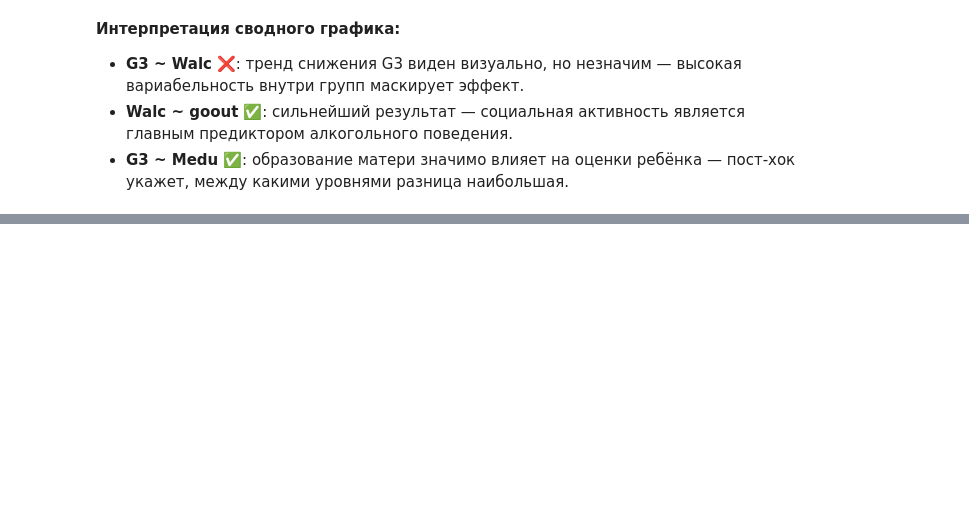
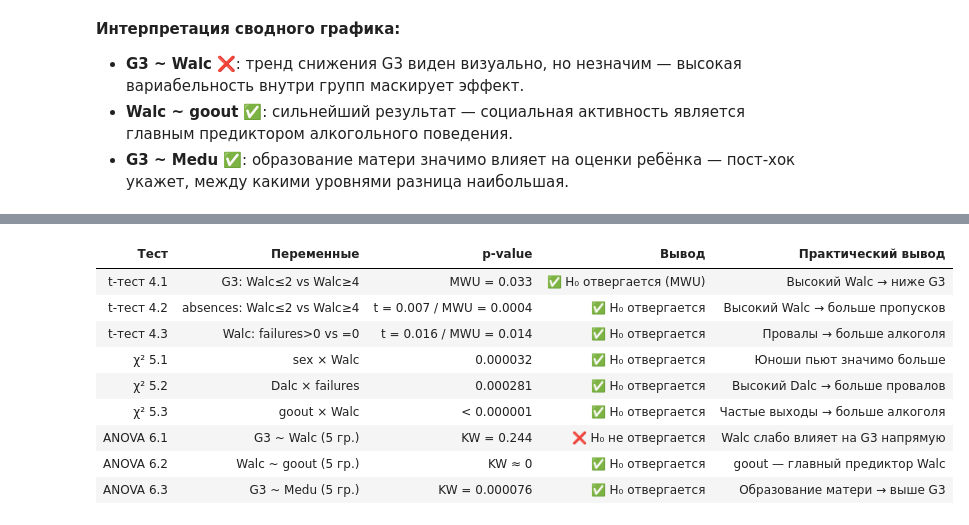
Before and after one commit to falcon-ov/msad-lab1, a Jupyter notebook: lab1.ipynb, the cells around one changed output, grey strips where cells are left out. Saved outputs shown, nothing was run; the diff lists cells and outputs as text; code cells hidden in the pictures; blank space fills up the shorter version.

```diff
--- a/lab1.ipynb
+++ b/lab1.ipynb
@@ -2298,0 +2343,73 @@ plt.show()
+# %%
+# =============================================================
+# VII. Выводы и рекомендации
+# =============================================================
+
+from IPython.display import display, Markdown
+
+summary_data = {
+    "Тест": [
+        "t-тест 4.1", "t-тест 4.2", "t-тест 4.3",
+        "χ² 5.1", "χ² 5.2", "χ² 5.3",
+        "ANOVA 6.1", "ANOVA 6.2", "ANOVA 6.3"
+    ],
+    "Переменные": [
+        "G3: Walc≤2 vs Walc≥4",
+        "absences: Walc≤2 vs Walc≥4",
+        "Walc: failures>0 vs =0",
+        "sex × Walc",
+        "Dalc × failures",
+        "goout × Walc",
+        "G3 ~ Walc (5 гр.)",
+        "Walc ~ goout (5 гр.)",
+        "G3 ~ Medu (5 гр.)",
+    ],
+    "p-value": [
+        "MWU = 0.033",
+        "t = 0.007 / MWU = 0.0004",
+        "t = 0.016 / MWU = 0.014",
+        "0.000032",
+        "0.000281",
+        "< 0.000001",
+        "KW = 0.244",
+        "KW ≈ 0",
+        "KW = 0.000076",
+    ],
+    "Вывод": [
+        "✅ H₀ отвергается (MWU)",
+        "✅ H₀ отвергается",
+        "✅ H₀ отвергается",
+        "✅ H₀ отвергается",
+        "✅ H₀ отвергается",
+        "✅ H₀ отвергается",
+        "❌ H₀ не отвергается",
+        "✅ H₀ отвергается",
+        "✅ H₀ отвергается",
+    ],
+    "Практический вывод": [
+        "Высокий Walc → ниже G3",
+        "Высокий Walc → больше пропусков",
+        "Провалы → больше алкоголя",
+        "Юноши пьют значимо больше",
+        "Высокий Dalc → больше провалов",
+        "Частые выходы → больше алкоголя",
+        "Walc слабо влияет на G3 напрямую",
+        "goout — главный предиктор Walc",
+        "Образование матери → выше G3",
+    ]
+}
+
+summary_df = pd.DataFrame(summary_data)
+
+styled_summary = summary_df.style \
+    .apply(lambda col: [
+        "background-color: #d5f5e3" if "✅" in v
+        else "background-color: #fde8d8"
+        for v in col], subset=["Вывод"]) \
+    .set_caption(
+        "Таблица 17 — Сводные результаты статистического анализа") \
+    .set_table_styles(TABLE_HEADER_STYLE) \
+    .hide(axis="index")
+
+display(styled_summary)
+# %% [output]
@@ -2298,0 +2417,10 @@ plt.show()
+| Тест | Переменные | p-value | Вывод | Практический вывод |
+| t-тест 4.1 | G3: Walc≤2 vs Walc≥4 | MWU = 0.033 | ✅ H₀ отвергается (MWU) | Высокий Walc → ниже G3 |
+| t-тест 4.2 | absences: Walc≤2 vs Walc≥4 | t = 0.007 / MWU = 0.0004 | ✅ H₀ отвергается | Высокий Walc → больше пропусков |
+| t-тест 4.3 | Walc: failures>0 vs =0 | t = 0.016 / MWU = 0.014 | ✅ H₀ отвергается | Провалы → больше алкоголя |
+| χ² 5.1 | sex × Walc | 0.000032 | ✅ H₀ отвергается | Юноши пьют значимо больше |
+| χ² 5.2 | Dalc × failures | 0.000281 | ✅ H₀ отвергается | Высокий Dalc → больше провалов |
+| χ² 5.3 | goout × Walc | < 0.000001 | ✅ H₀ отвергается | Частые выходы → больше алкоголя |
+| ANOVA 6.1 | G3 ~ Walc (5 гр.) | KW = 0.244 | ❌ H₀ не отвергается | Walc слабо влияет на G3 напрямую |
+| ANOVA 6.2 | Walc ~ goout (5 гр.) | KW ≈ 0 | ✅ H₀ отвергается | goout — главный предиктор Walc |
+| ANOVA 6.3 | G3 ~ Medu (5 гр.) | KW = 0.000076 | ✅ H₀ отвергается | Образование матери → выше G3 |
```
Also changed, not shown: parts of 3 cells of this notebook.
